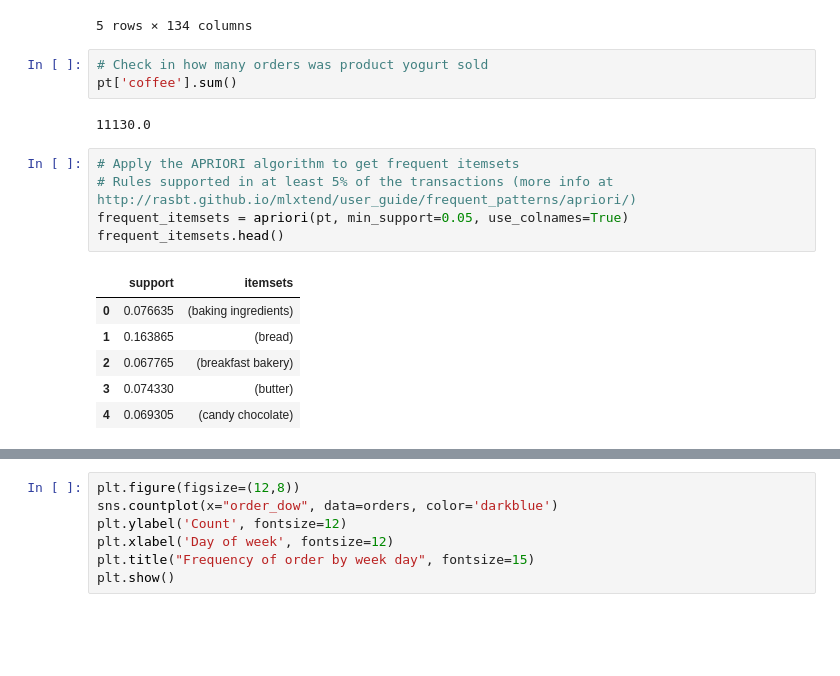
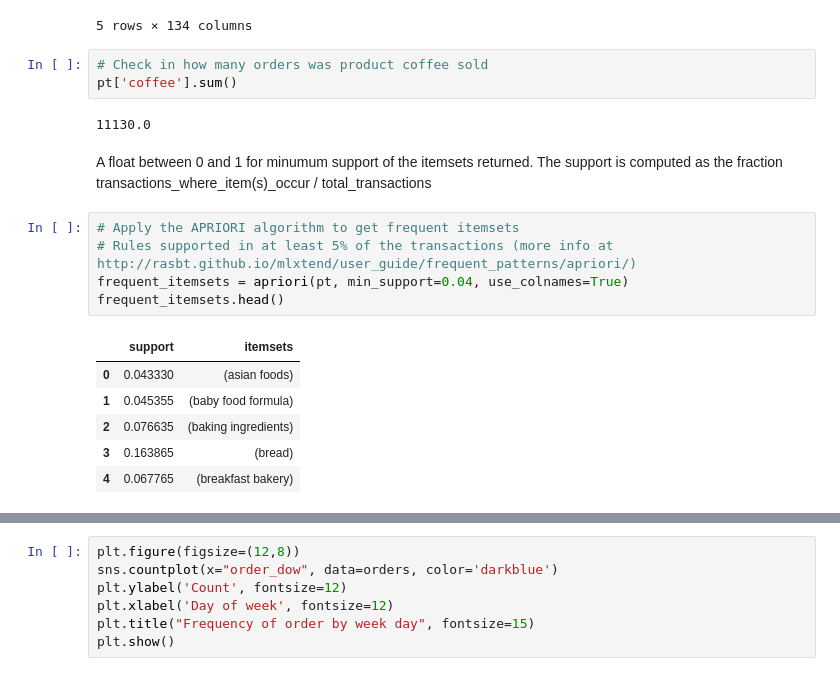
Before and after one commit to fredericojpr/BC3_Market_Basket_Analysis, a Jupyter notebook: scripts/MBA_fred.ipynb, the cells around one changed output, grey strips where cells are left out. Drawn from its saved outputs; the diff is of its cells as text; blank space fills up the shorter version.

```diff
--- a/scripts/MBA_fred.ipynb
+++ b/scripts/MBA_fred.ipynb
@@ -77,22 +80,25 @@ pt.head()
 | 56 | 0.0 | 0.0 | 0.0 | 0.0 | 0.0 | ... |
 5 rows × 134 columns
 # %%
-# Check in how many orders was product yogurt sold
+# Check in how many orders was product coffee sold
 pt['coffee'].sum()
 # %% [output]
 11130.0
+# %% [markdown]
+A float between 0 and 1 for minumum support of the itemsets returned.
+The support is computed as the fraction transactions_where_item(s)_occur / total_transactions
 # %%
 # Apply the APRIORI algorithm to get frequent itemsets
 # Rules supported in at least 5% of the transactions (more info at http://rasbt.github.io/mlxtend/user_guide/frequent_patterns/apriori/)
-frequent_itemsets = apriori(pt, min_support=0.05, use_colnames=True)
+frequent_itemsets = apriori(pt, min_support=0.04, use_colnames=True)
 frequent_itemsets.head()
 # %% [output]
 |  | support | itemsets |
-| 0 | 0.076635 | (baking ingredients) |
-| 1 | 0.163865 | (bread) |
-| 2 | 0.067765 | (breakfast bakery) |
-| 3 | 0.074330 | (butter) |
-| 4 | 0.069305 | (candy chocolate) |
+| 0 | 0.043330 | (asian foods) |
+| 1 | 0.045355 | (baby food formula) |
+| 2 | 0.076635 | (baking ingredients) |
+| 3 | 0.163865 | (bread) |
+| 4 | 0.067765 | (breakfast bakery) |
 # %%
 # Generate the association rules - by confidence
 rulesConfidence = association_rules(frequent_itemsets, metric="confidence", min_threshold=0.50)
```
Also changed, not shown: parts of 29 cells of this notebook.
